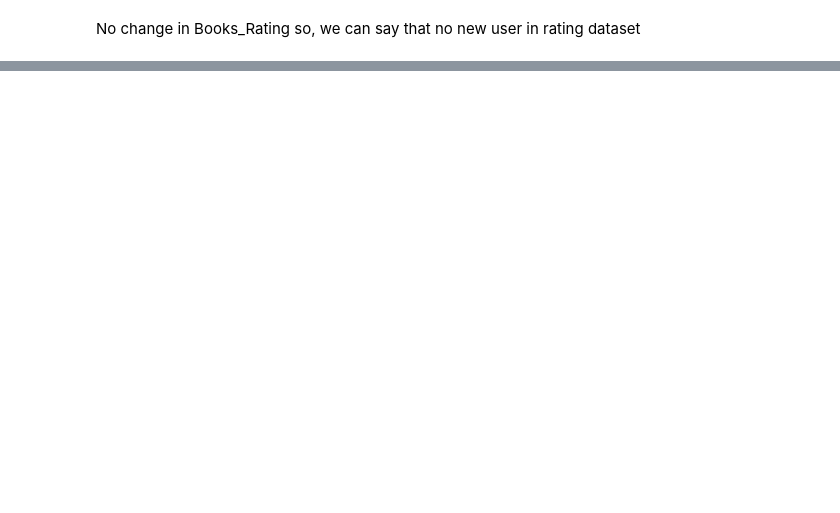
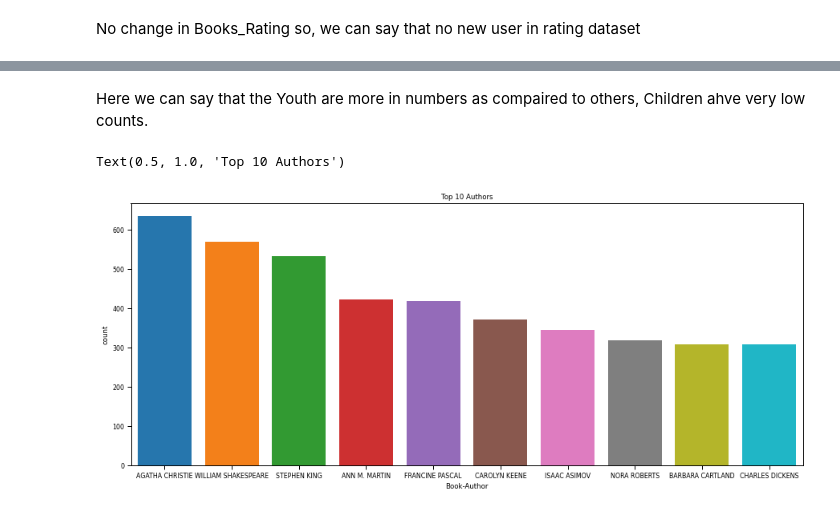
Before and after one commit to SujitbMusale/Book-Recommendation-System, a Jupyter notebook: Book_Recommendation_System.ipynb, the cells around one changed output, grey strips where cells are left out. Cells and saved outputs as stored; diff of their text form; code cells hidden in the pictures; blank space fills up the shorter version.

```diff
--- a/Book_Recommendation_System.ipynb
+++ b/Book_Recommendation_System.ipynb
@@ -461,0 +517,12 @@ No change in Books_Rating so, we can say that no new user in rating dataset
+# %% [markdown]
+Here we can say that the Youth are more in numbers as compaired to others,
+Children ahve very low counts.
+# %%
+# lets check the TOP Authers who has written most number of books
+sns.set_context("paper", font_scale=0.9)
+plt.figure(figsize=(15,6))
+sns.countplot(x='Book-Author',data=Books,order=pd.value_counts(Books['Book-Author']).iloc[:10].index,saturation=0.9)
+plt.title('Top 10 Authors')
+# %% [output]
+Text(0.5, 1.0, 'Top 10 Authors')
+[figure, added]
```
Also changed, not shown: parts of 94 cells of this notebook.
